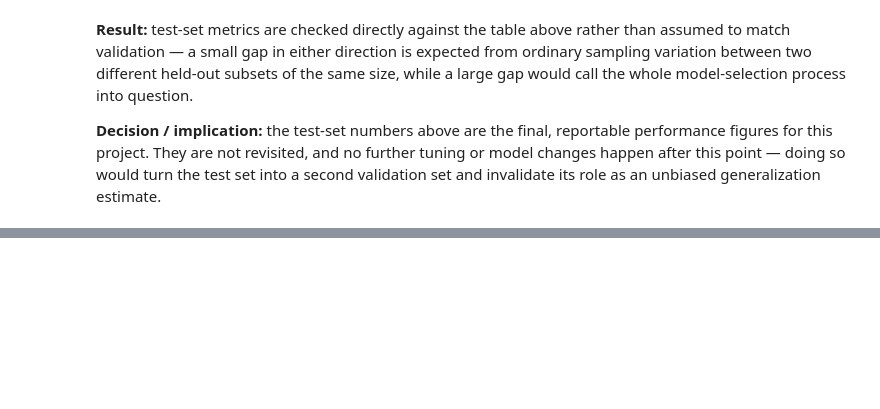
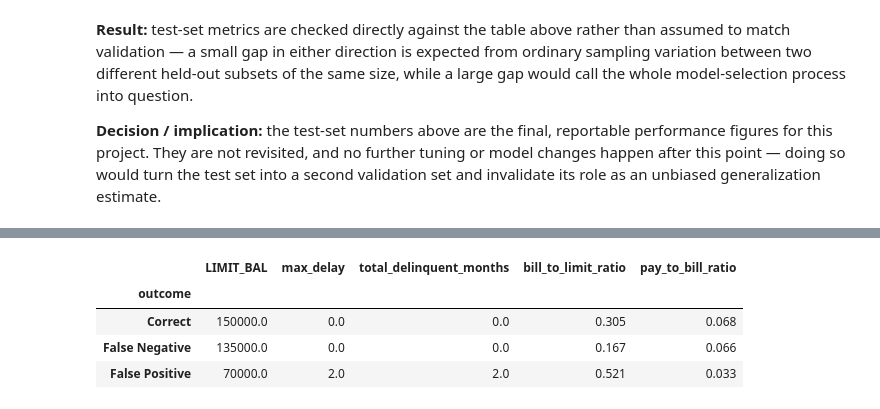
Before and after one commit to arielsharonferdinandus/Credit-Card-Clients-Risk-Prediction, a Jupyter notebook: Main.ipynb, the cells around one changed output, grey strips where cells are left out. Saved outputs shown, nothing was run; the diff lists cells and outputs as text; code cells hidden in the pictures; blank space fills up the shorter version.

```diff
--- a/Main.ipynb
+++ b/Main.ipynb
@@ -2292,0 +2365,12 @@ its role as an unbiased generalization estimate.
+# %%
+error_df = X_test.copy()
+error_df["actual"] = y_test.values
+error_df["predicted"] = y_test_pred
+error_df["outcome"] = np.select(
+    [(error_df["actual"] == 1) & (error_df["predicted"] == 0),
+     (error_df["actual"] == 0) & (error_df["predicted"] == 1),
+     (error_df["actual"] == error_df["predicted"])],
+    ["False Negative", "False Positive", "Correct"],
+    default="Correct",
+)
+error_df["outcome"].value_counts()
@@ -2292,0 +2384,11 @@ its role as an unbiased generalization estimate.
+# %%
+error_profile_cols = ["LIMIT_BAL", "max_delay", "total_delinquent_months", "bill_to_limit_ratio", "pay_to_bill_ratio"]
+# Median, not mean: pay_to_bill_ratio can spike sharply when a prior bill is near zero,
+# and a mean would let a few extreme ratios dominate the comparison.
+error_df.groupby("outcome")[error_profile_cols].median().round(3)
+# %% [output]
+|  | LIMIT_BAL | max_delay | total_delinquent_months | bill_to_limit_ratio | pay_to_bill_ratio |
+| outcome |  |  |  |  |  |
+| Correct | 150000.0 | 0.0 | 0.0 | 0.305 | 0.068 |
+| False Negative | 135000.0 | 0.0 | 0.0 | 0.167 | 0.066 |
+| False Positive | 70000.0 | 2.0 | 2.0 | 0.521 | 0.033 |
```
Also changed, not shown: parts of 12 cells of this notebook.
